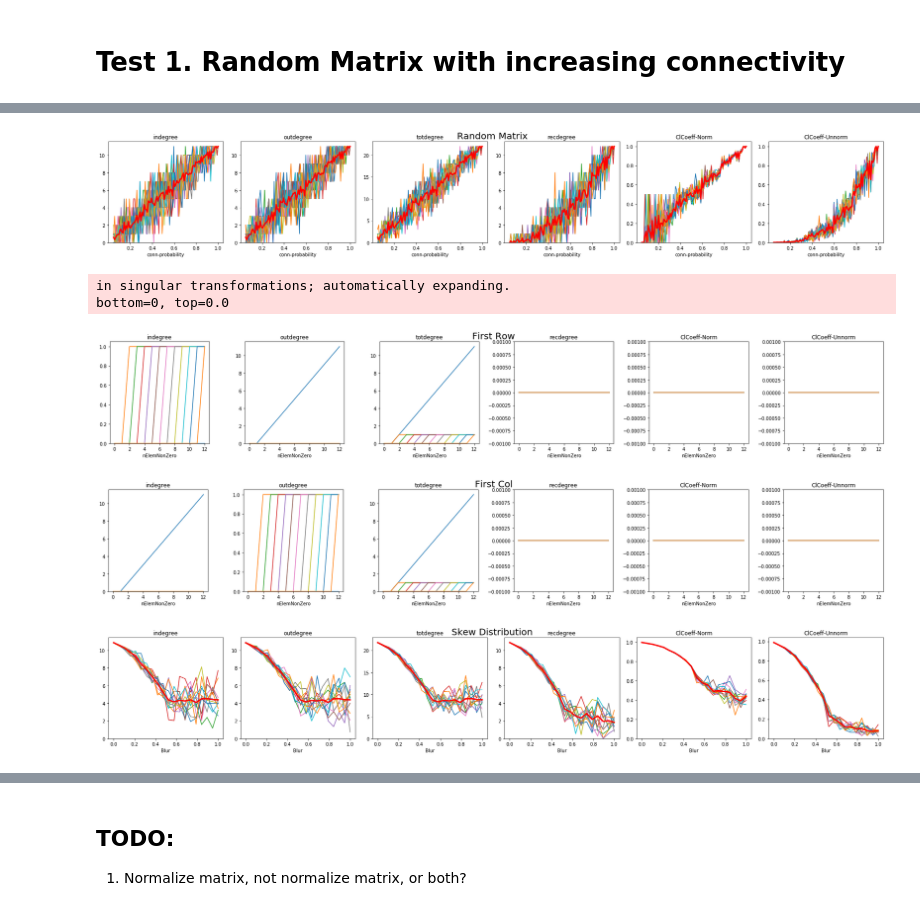
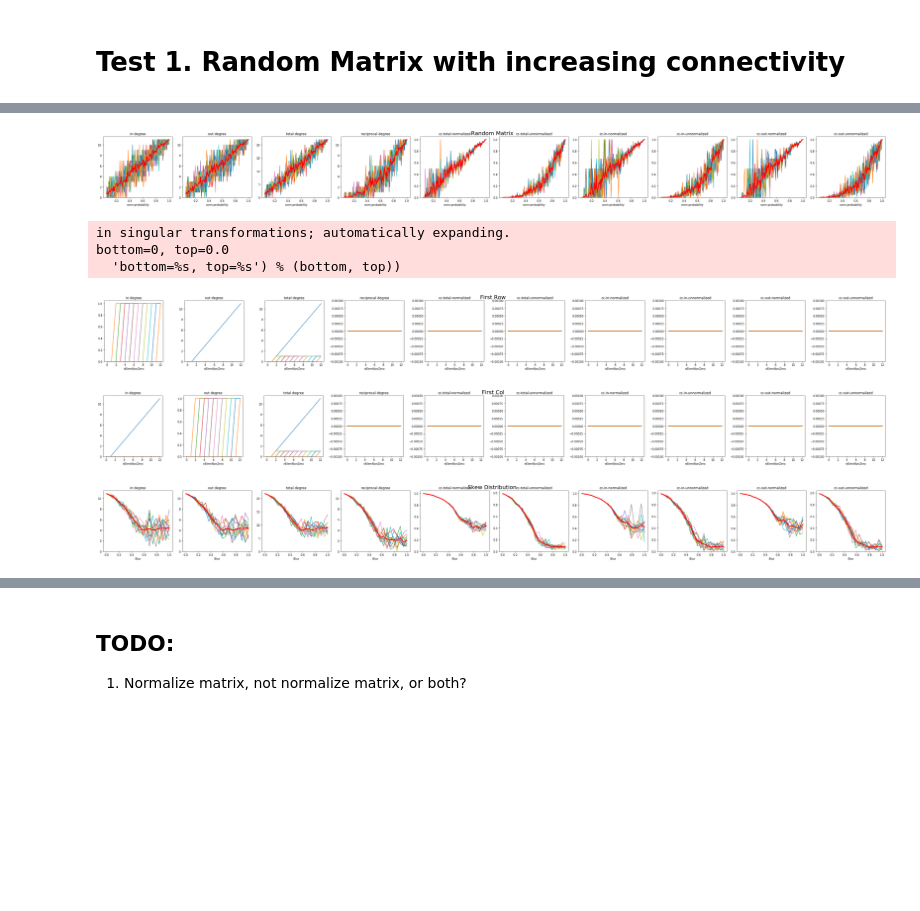
Before and after one commit to aleksejs-fomins/mesoscopic-functional-connectivity, a Jupyter notebook: codes/lib_unittest/connectomics.ipynb, the cells around one changed output, grey strips where cells are left out. Cells and saved outputs as stored; diff of their text form; code cells hidden in the pictures; blank space fills up the shorter version.

```diff
--- a/codes/lib_unittest/connectomics.ipynb
+++ b/codes/lib_unittest/connectomics.ipynb
@@ -123,8 +144,12 @@ fill1col = lambda N,L: fill1row(N, L).T
 skewdistr04 = lambda N, b: makemat(N, graph_lib.offdiag_idx(N), skewdistr(N*(N-1), 0.6, b))
 # %%
 %%time
-cl_coeff       = lambda M: graph_lib.cl_coeff(M, normDegree=True)
-cl_coeffNoNorm = lambda M: graph_lib.cl_coeff(M, normDegree=False)
+cc_tot_norm   = lambda M: graph_lib.cl_coeff(M, kind='tot', normDegree=True)
+cc_tot_nonorm = lambda M: graph_lib.cl_coeff(M, kind='tot', normDegree=False)
+cc_in_norm    = lambda M: graph_lib.cl_coeff(M, kind='in', normDegree=True)
+cc_in_nonorm  = lambda M: graph_lib.cl_coeff(M, kind='in', normDegree=False)
+cc_out_norm   = lambda M: graph_lib.cl_coeff(M, kind='out', normDegree=True)
+cc_out_nonorm = lambda M: graph_lib.cl_coeff(M, kind='out', normDegree=False)
 
 # Number of nodes in a matrix
 nNode = 12
@@ -150,49 +175,64 @@ nTest = len(testFrame["Title"])
 # List all metrics to be evaluated
 #############################
 taskFrame = pd.DataFrame({
-    "Name" : ['indegree', 'outdegree', 'totdegree', 'recdegree', 'ClCoeff-Norm', 'ClCoeff-Unnorm'],
+    "Name" : [
+        'in degree',
+        'out degree',
+        'total degree',
+        'reciprocal degree',
+        'cc-total-normalized',
+        'cc-total-unnormalized',
+        'cc-in-normalized',
+        'cc-in-unnormalized',
+        'cc-out-normalized',
+        'cc-out-unnormalized'],
     "Func" : [
         graph_lib.degree_in,
         graph_lib.degree_out,
         graph_lib.degree_tot,
         graph_lib.degree_rec,
-        cl_coeff,
-        cl_coeffNoNorm]})
+        cc_tot_norm,
+        cc_tot_nonorm,
+        cc_in_norm,
+        cc_in_nonorm,
+        cc_out_norm,
+        cc_out_nonorm]})
 nTask = len(taskFrame["Name"])
 
 for iTest in range(nTest):
     testfunc  = testFrame["Func"][iTest]
     testrange = testFrame["Range"][iTest]
     testrangename = testFrame["RangeName"][iTest]
     testplotmean = testFrame["PlotMean"][iTest]
 
     #############################
     # Compute different metrics for random matrices
     #############################
     nTrial = len(testrange)
     data = np.zeros((nTask, nTrial, nNode))
     for iTrial in range(nTrial):
         M = testfunc(nNode, testrange[iTrial])
         for iTask in range(nTask):
             data[iTask, iTrial] = taskFrame["Func"][iTask](M)
 
     #############################
     # Plot these metrics
     #############################
     fig, ax = plt.subplots(ncols=nTask, figsize=(4*nTask, 4), tight_layout=True)
     fig.suptitle(testFrame["Title"][iTest], fontsize=20)
     for iTask in range(nTask):
         ax[iTask].set_xlabel(testrangename)
         ax[iTask].set_ylim([0, 1.05 * np.max(data[iTask])])
         ax[iTask].set_title(taskFrame["Name"][iTask])
         ax[iTask].plot(testrange, data[iTask])
         if testplotmean:
             ax[iTask].plot(testrange, np.mean(data[iTask], axis=1), 'r', linewidth=3)
     plt.show()
 # %% [output]
-[figure, old version]
+[figure, new version]
 in singular transformations; automatically expanding.
 bottom=0, top=0.0
+  'bottom=%s, top=%s') % (bottom, top))
-[figure, old version]
+[figure, new version]
-[figure, old version]
+[figure, new version]
-[figure, old version]
+[figure, new version]
```
Also changed, not shown: parts of 4 cells of this notebook, 1 other file.
